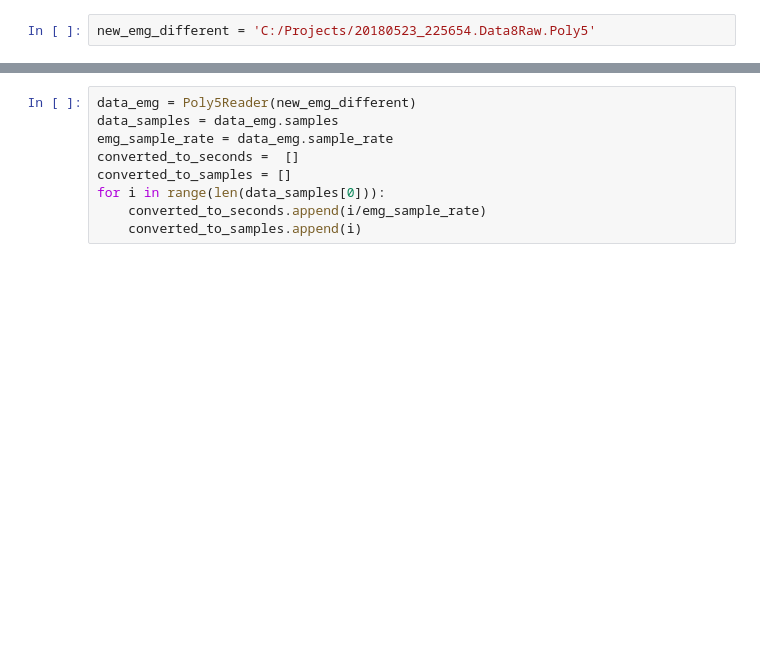
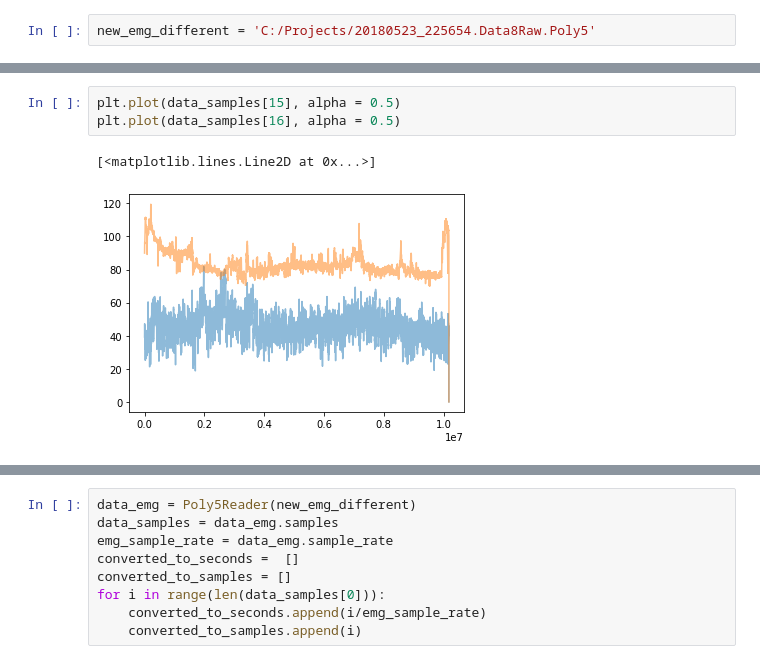
Before and after one commit to ReSurfEMG/ReSurfEMG, a Jupyter notebook: open_work/file_reading.ipynb, the cells around one changed output, grey strips where cells are left out. Drawn from its saved outputs; the diff is of its cells as text; blank space fills up the shorter version.

```diff
--- a/open_work/file_reading.ipynb
+++ b/open_work/file_reading.ipynb
@@ -26,0 +46,6 @@ new_emg_different = 'C:/Projects/20180523_225654.Data8Raw.Poly5'
+# %%
+plt.plot(data_samples[15], alpha = 0.5)
+plt.plot(data_samples[16], alpha = 0.5)
+# %% [output]
+[<matplotlib.lines.Line2D at 0x...>]
+[figure, added]
```
Also changed, not shown: parts of 28 cells of this notebook, 2 other files.
